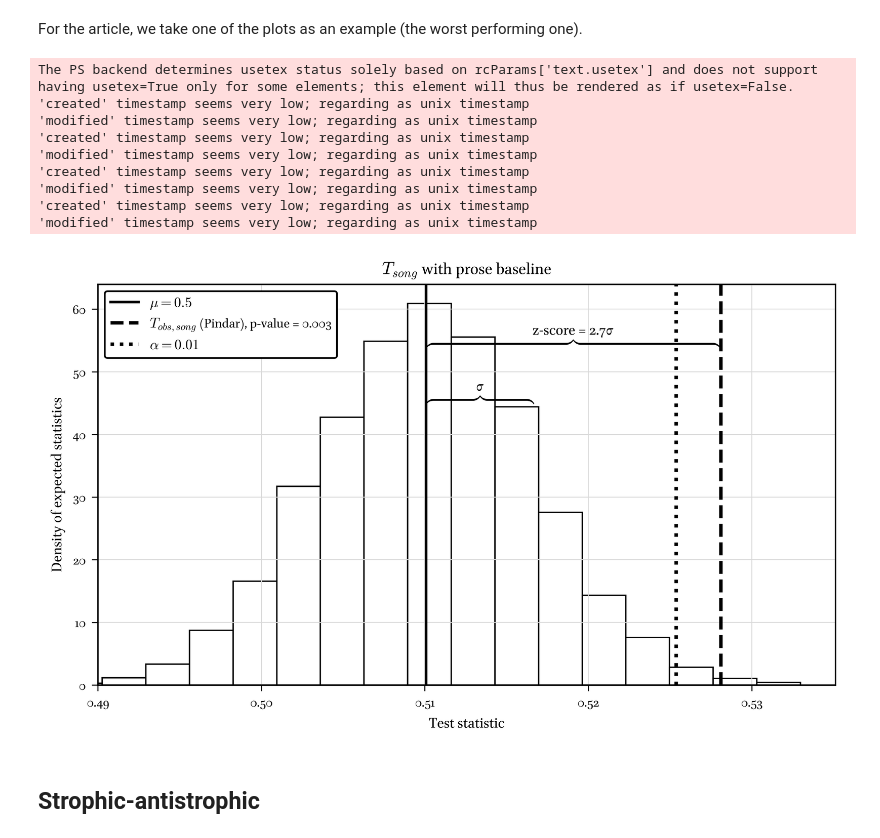
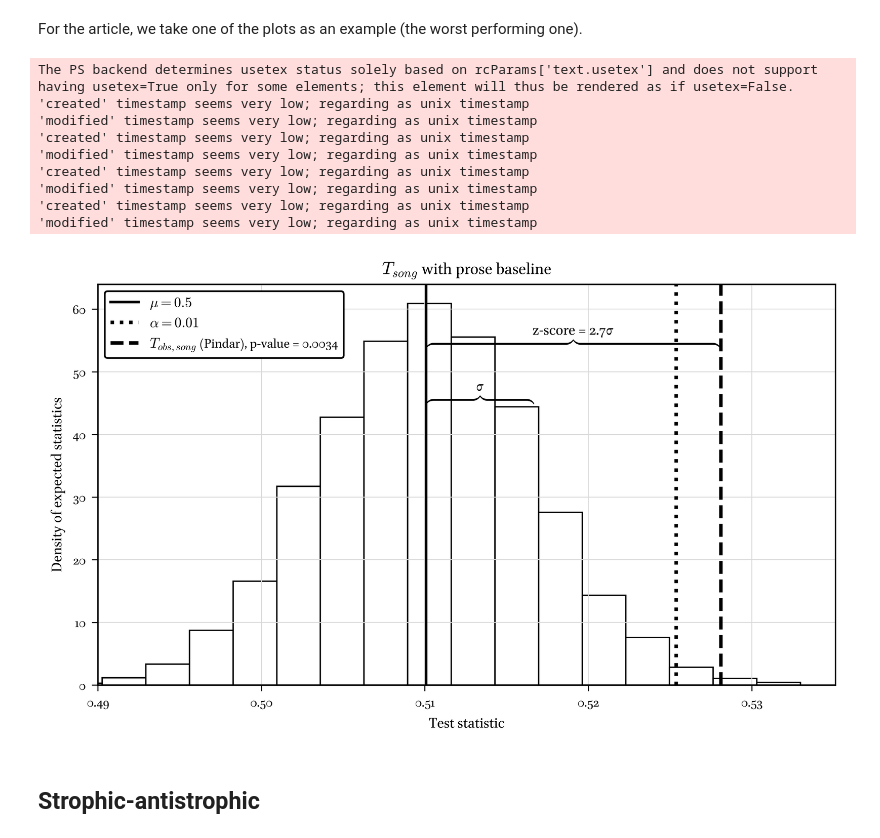
Before and after one commit to Urdatorn/responsio-accentuum, a Jupyter notebook: nb/perm.ipynb, the cells around one changed output. Drawn from its saved outputs; the diff is of its cells as text; code cells hidden in the pictures.

Commit message:
good example perm plot

```diff
--- a/nb/perm.ipynb
+++ b/nb/perm.ipynb
@@ -1204,21 +1204,21 @@ ax.hist(
     **hist_kwargs,
 )
 
-ax.axvline(
+mean_line = ax.axvline(
     expected_mean,
     linestyle="-",
     linewidth=1.5,
     label=rf"$\mu = {expected_mean:.1g}$",
 )
 
-ax.axvline(
+obs_line = ax.axvline(
     obs,
     linestyle="--",
     linewidth=2,
-    label=r"$T_{obs, song}$ (Pindar), " + f"p-value = {p_song_prose:.3f}",
+    label=r"$T_{obs, song}$ (Pindar), " + f"p-value = {p_song_prose:.2g}",
 )
 
-ax.axvline(
+crit_line = ax.axvline(
     crit_song_prose,
     linestyle=":",
     linewidth=2,
@@ -1230,7 +1230,19 @@ ax.set_xlabel(universal_x_label)
 ax.set_ylabel(universal_y_label)
 ax.set_xlim(xmin, xmax)
 
+legend_items = sorted(
+    [
+        (expected_mean, mean_line),
+        (obs, obs_line),
+        (crit_song_prose, crit_line),
+    ],
+    key=lambda item: item[0],
+)
+legend_handles = [handle for _, handle in legend_items]
+legend_labels = [handle.get_label() for handle in legend_handles]
 ax.legend(
+    legend_handles,
+    legend_labels,
     frameon=True,
     facecolor="white",
     edgecolor="black",
@@ -1261,38 +1273,36 @@ def add_overbrace(x0, x1, y, label):
         usetex=True,
     )
 
     fig.canvas.draw()
     bbox = brace.get_window_extent(renderer=fig.canvas.get_renderer())
     label_x = ax.transData.inverted().transform((bbox.x0 + bbox.width / 2, 0))[0]
     ax.text(
         label_x,
         y + brace_label_offset,
         label,
         ha="center",
         va="bottom",
         fontsize=brace_fontsize,
     )
 
 add_overbrace(expected_mean, obs, ax.get_ylim()[1] * 0.82, f"z-score = {z_score_value:.2g}σ")
 add_overbrace(expected_mean, sigma_endpoint, ax.get_ylim()[1] * 0.68, "σ")
 
-plt.savefig(ROOT / "media" / "figures" / "perm" / "perm_triadic_simple.eps")
-plt.savefig(ROOT / "media" / "figures" / "perm" / "perm_triadic_simple.svg")
-plt.savefig(ROOT / "media" / "figures" / "perm" / "perm_triadic_simple.tif", dpi=600)
-plt.savefig(ROOT / "media" / "figures" / "perm" / "perm_triadic_simple.png", dpi=600)
+plt.savefig(ROOT / "media" / "figures" / "perm" / "perm_triadic_simple_example.eps")
+plt.savefig(ROOT / "media" / "figures" / "perm" / "perm_triadic_simple_example.png", dpi=600)
 
 plt.show()
 # %% [output]
 The PS backend determines usetex status solely based on rcParams['text.usetex'] and does not support having usetex=True only for some elements; this element will thus be rendered as if usetex=False.
 'created' timestamp seems very low; regarding as unix timestamp
 'modified' timestamp seems very low; regarding as unix timestamp
 'created' timestamp seems very low; regarding as unix timestamp
 'modified' timestamp seems very low; regarding as unix timestamp
 'created' timestamp seems very low; regarding as unix timestamp
 'modified' timestamp seems very low; regarding as unix timestamp
 'created' timestamp seems very low; regarding as unix timestamp
 'modified' timestamp seems very low; regarding as unix timestamp
-[figure, old version]
+[figure, new version]
 # %% [markdown]
 ## Strophic-antistrophic
 # %% [markdown]
```
Also changed, not shown: 6 other files.
